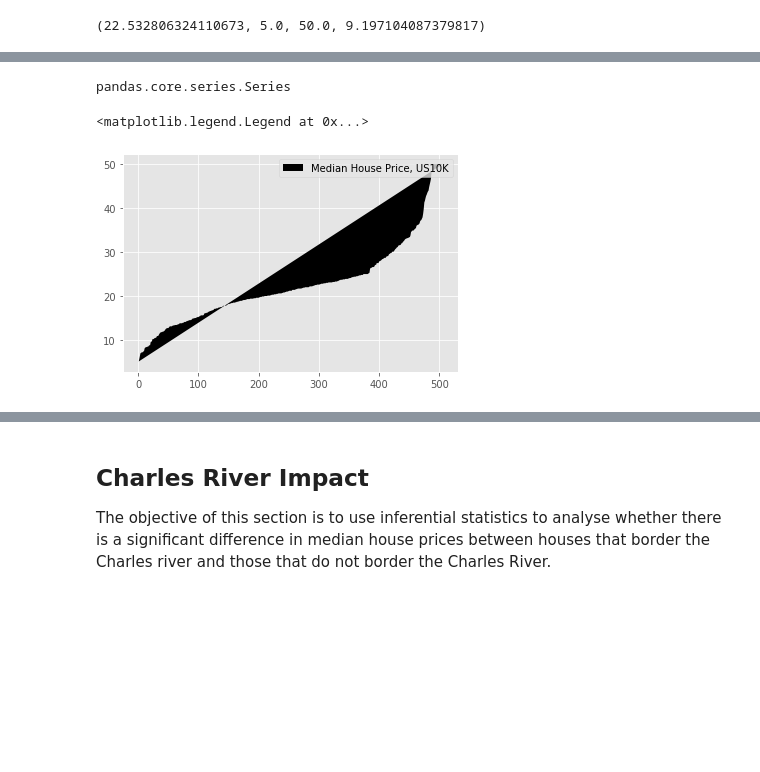
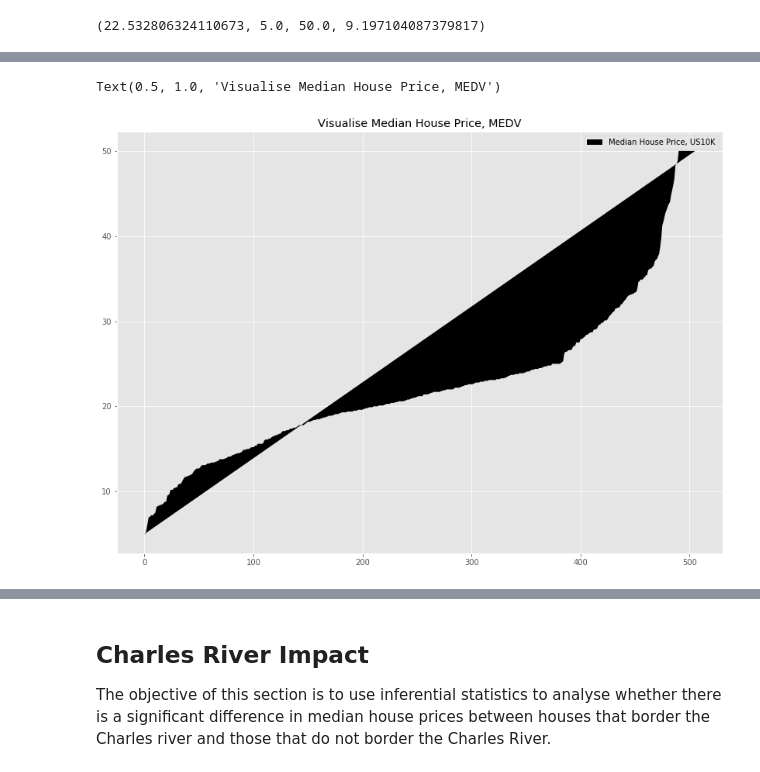
Before and after one commit to healyshane/machine-learn, a Jupyter notebook: machineAssignment.ipynb, the cells around one changed output, grey strips where cells are left out. Drawn from its saved outputs; the diff is of its cells as text; code cells hidden in the pictures; blank space fills up the shorter version.

Commit message:
Plots and NN fiddling

```diff
--- a/machineAssignment.ipynb
+++ b/machineAssignment.ipynb
@@ -12,8 +12,10 @@ import keras as kr
 import tensorflow as tf
 import sklearn.preprocessing as pre
 import sklearn.decomposition as dec
+import sklearn.model_selection as mod
+import sklearn.metrics as met
 
 plt.style.use('ggplot')
-plt.rcParams['figure.figsize'] = 14, 10
+plt.rcParams['figure.figsize'] = (12.6, 9)
 # %%
 # Data Set from Github, https://raw.githubusercontent.com/selva86/datasets/master/BostonHousing.csv
@@ -123,19 +185,14 @@ PTRATIO  = df['ptratio']
 NOX  = df['nox']
 AGE  = df['age']
 RAD  = df['rad']
-# %%
-type(MEDV)
-# %% [output]
-pandas.core.series.Series
 # %%
 x = np.arange(0.0, 506, 1.0)
-
 medv = np.sort(MEDV)
-
 plt.fill(x, medv, 'k-', label="Median House Price, US10K")
 plt.legend()
+plt.title("Visualise Median House Price, MEDV")
 # %% [output]
-<matplotlib.legend.Legend at 0x...>
+Text(0.5, 1.0, 'Visualise Median House Price, MEDV')
-[figure, old version]
+[figure, new version]
 # %%
 x = np.arange(1, 507, 1.0)
```
Also changed, not shown: parts of 63 cells of this notebook, 6 other files.
